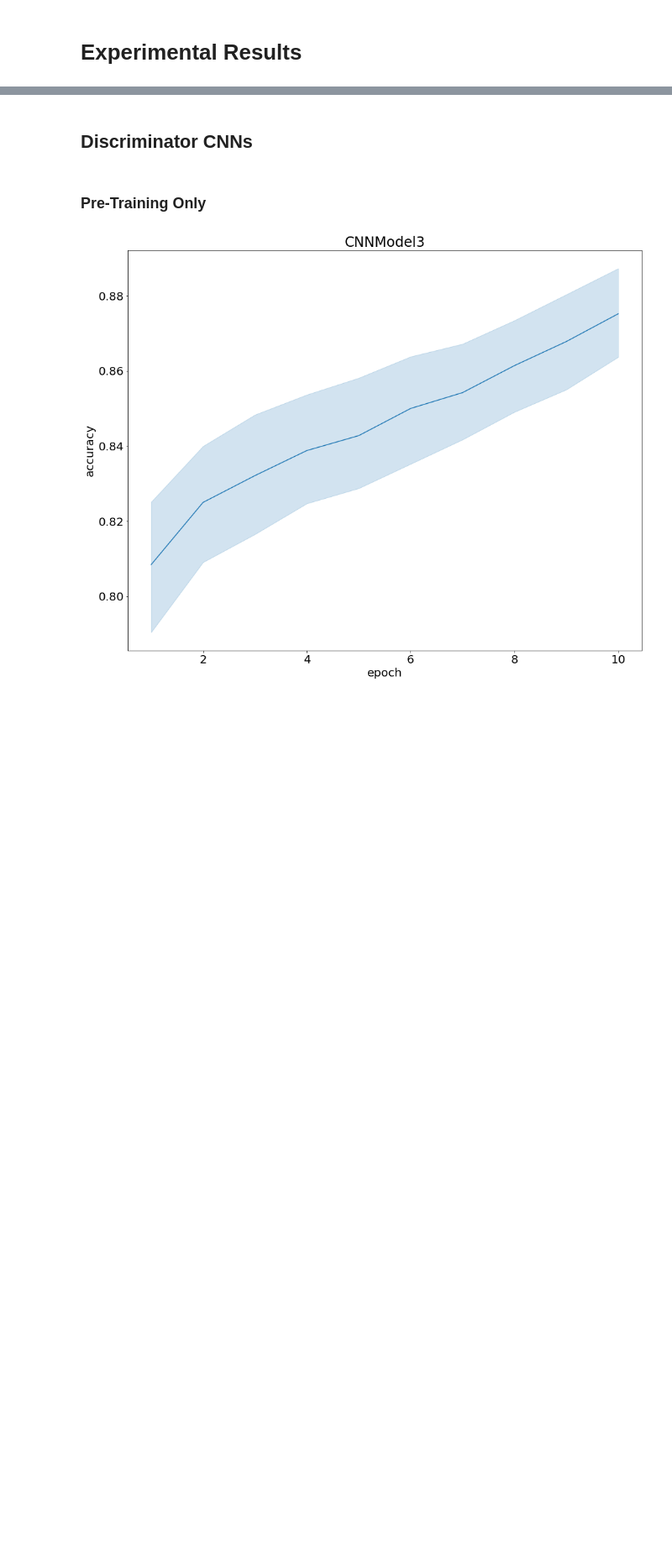
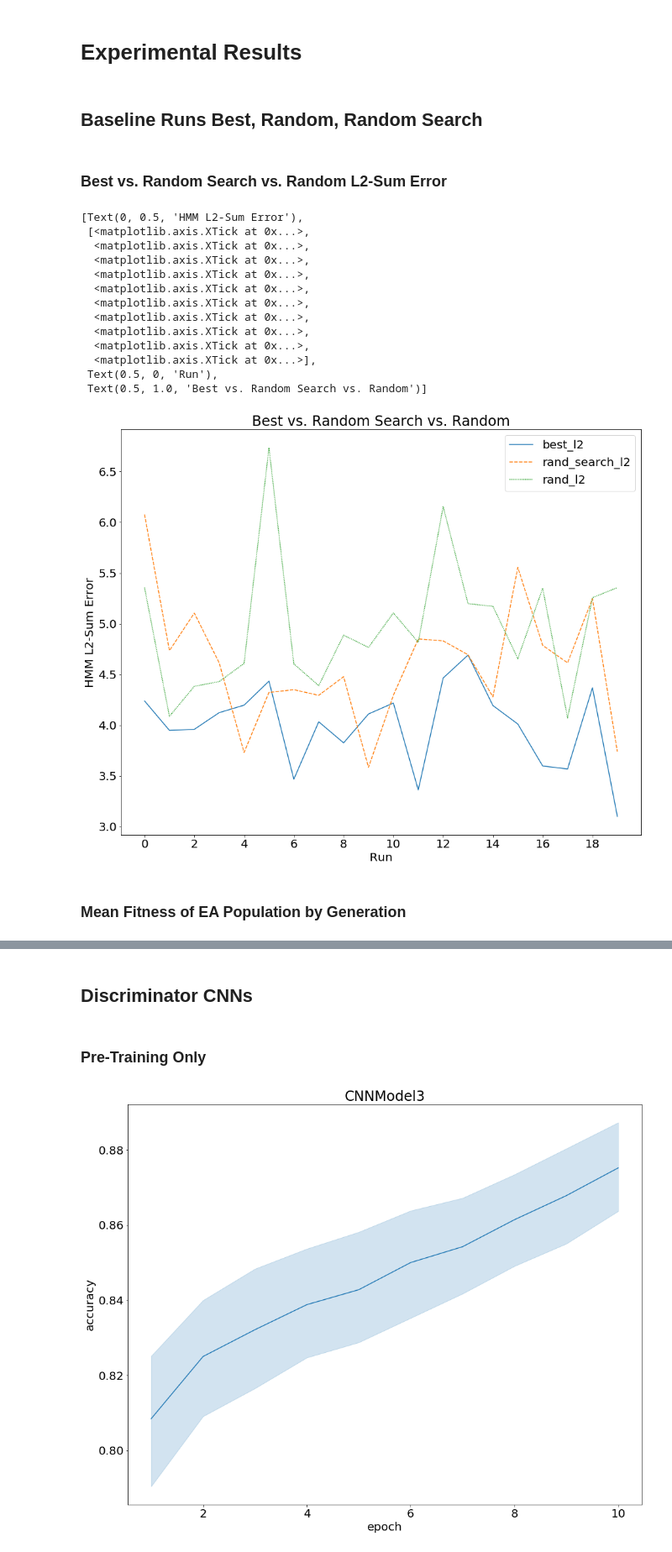
Before and after one commit to SamChatfield/final-year-project, a Jupyter notebook: experiment_results.ipynb, the cells around one changed output, grey strips where cells are left out. Shown at 84% size. Drawn from its saved outputs; the diff is of its cells as text; code cells hidden in the pictures; blank space fills up the shorter version.

Commit message:
Run of default parameters for comparison between algorithm and benchmarks, and for mean fitness over time graph for report.

```diff
--- a/experiment_results.ipynb
+++ b/experiment_results.ipynb
@@ -9,3 +9,47 @@ import numpy as np
 plt.rcParams.update({'font.size': 20})
 # %% [markdown]
 # Experimental Results
+# %% [markdown]
+## Baseline Runs Best, Random, Random Search
+# %% [markdown]
+### Best vs. Random Search vs. Random L2-Sum Error
+# %%
+initial_exp_data = None
+
+with open("./experiments/baseline/exp_200403-235142404987.json") as f:
+    initial_exp_data = json.load(f)
+# %%
+# Convert experiment data to format that can be plotted by Seaborn
+data = []
+
+for run in range(20):
+    data.append({
+        "best_l2": initial_exp_data["best_l2s"][run],
+        "rand_search_l2": initial_exp_data["rs_l2s"][run],
+        "rand_l2": initial_exp_data["rand_l2s"][run],
+    })
+
+data = pd.DataFrame(data)
+# %%
+title = f"Best vs. Random Search vs. Random"
+
+plt.figure(figsize=(16, 12.8))
+ax = sns.lineplot(data=data)
+ax.set(title=title, xlabel="Run", xticks=list(range(0, 20, 2)), ylabel="HMM L2-Sum Error")
+# %% [output]
+[Text(0, 0.5, 'HMM L2-Sum Error'),
+ [<matplotlib.axis.XTick at 0x...>,
+  <matplotlib.axis.XTick at 0x...>,
+  <matplotlib.axis.XTick at 0x...>,
+  <matplotlib.axis.XTick at 0x...>,
+  <matplotlib.axis.XTick at 0x...>,
+  <matplotlib.axis.XTick at 0x...>,
+  <matplotlib.axis.XTick at 0x...>,
+  <matplotlib.axis.XTick at 0x...>,
+  <matplotlib.axis.XTick at 0x...>,
+  <matplotlib.axis.XTick at 0x...>],
+ Text(0.5, 0, 'Run'),
+ Text(0.5, 1.0, 'Best vs. Random Search vs. Random')]
+[figure, added]
+# %% [markdown]
+### Mean Fitness of EA Population by Generation
```
Also changed, not shown: parts of 2 cells of this notebook, 4 other files.
